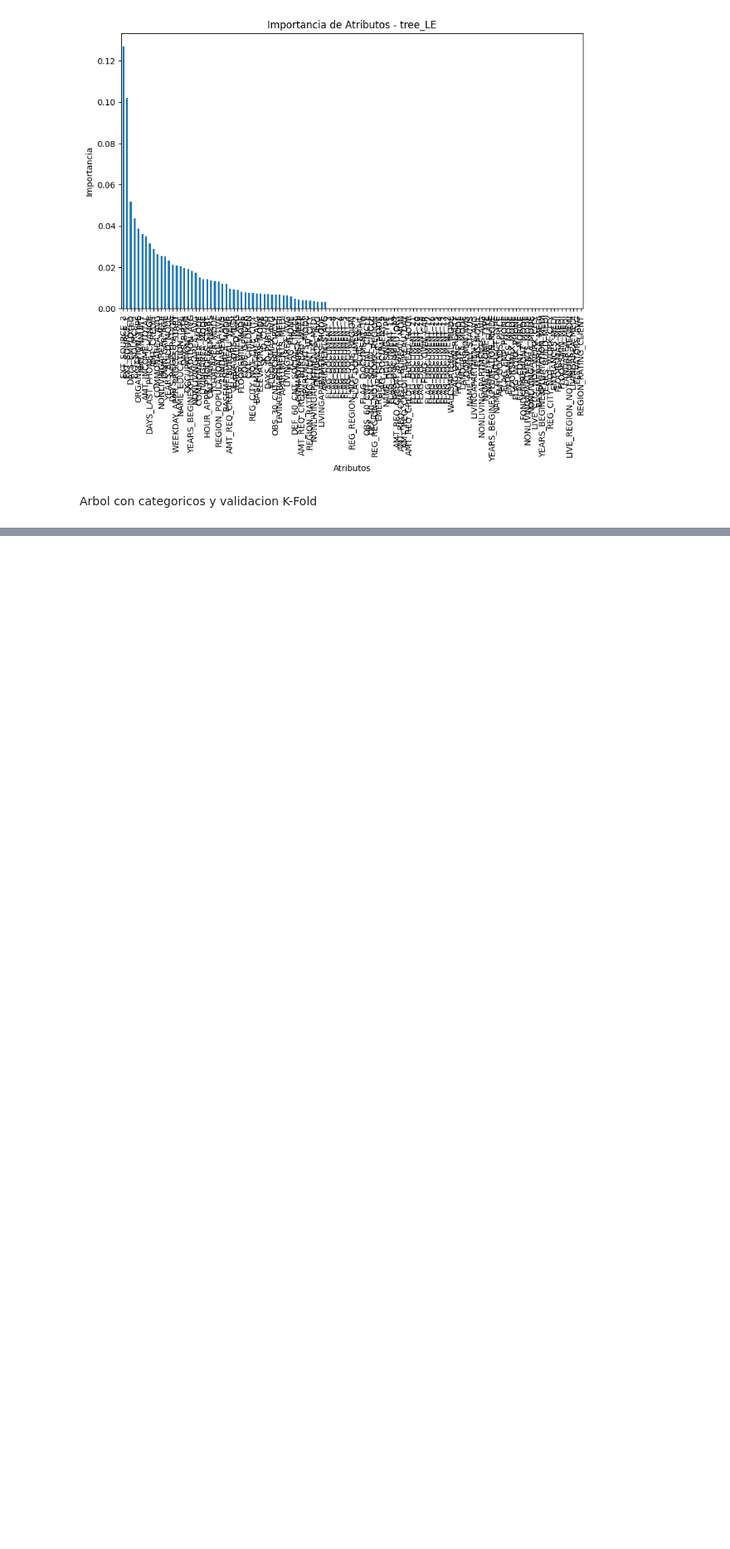
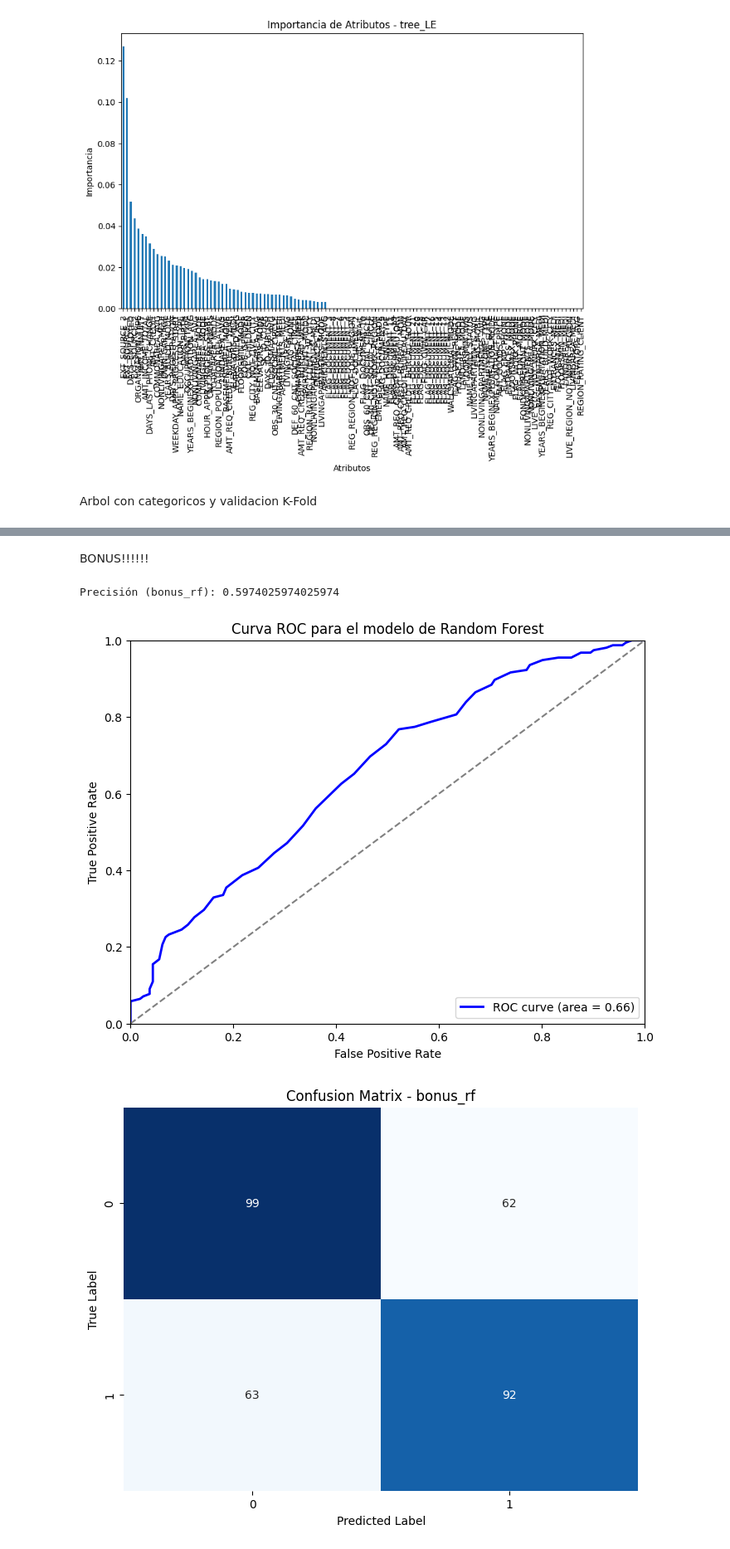
Before and after one commit to HolyTostadora/trabajo-practico-1-IA, a Jupyter notebook: TP1 modelos.ipynb, the cells around one changed output, grey strips where cells are left out. Shown at 83% size. Saved outputs shown, nothing was run; the diff lists cells and outputs as text; code cells hidden in the pictures; blank space fills up the shorter version.

Commit message:
bonus terminado
tengo que commitear desde ort los cambios al ultimo arbol y poner las descripciones de que hace cada cosa

```diff
--- a/TP1 modelos.ipynb
+++ b/TP1 modelos.ipynb
@@ -813,3 +815,73 @@ HOUR_APPR_PROCESS_START        0.000000
 AMT_REQ_CREDIT_BUREAU_YEAR     0.000000
 Length: 121, dtype: float64
 [figure]
+# %% [markdown]
+BONUS!!!!!!
+# %%
+# Separar el dataset en características (X) y el objetivo (y)
+X = le_transformed_ds.drop('TARGET', axis=1)  # Eliminar la columna objetivo
+y = le_transformed_ds['TARGET']
+
+# Dividir el dataset en conjunto de entrenamiento y prueba
+X_train, X_test, y_train, y_test = train_test_split(X, y, test_size=0.3, random_state=42)
+
+# Crear y entrenar el modelo de Random Forest
+bonus_rf = RandomForestClassifier(random_state=42)
+bonus_rf.fit(X_train, y_train)
+
+# Predecir sobre el conjunto de prueba
+y_pred_rf = bonus_rf.predict(X_test)
+
+from sklearn.metrics import precision_score, roc_curve, auc
+import matplotlib.pyplot as plt
+
+# Calcular la precisión del modelo de Random Forest
+precision_rf = precision_score(y_test, y_pred_rf)
+print("Precisión (bonus_rf):", precision_rf)
+
+# Obtener las probabilidades predichas para la curva ROC
+y_pred_proba_rf = bonus_rf.predict_proba(X_test)[:, 1]  # Probabilidades para la clase positiva
+
+# Generar la curva ROC
+fpr_rf, tpr_rf, _ = roc_curve(y_test, y_pred_proba_rf)
+roc_auc_rf = auc(fpr_rf, tpr_rf)
+
+# Graficar la curva ROC
+plt.figure(figsize=(8, 6))
+plt.plot(fpr_rf, tpr_rf, color='blue', lw=2, label=f'ROC curve (area = {roc_auc_rf:.2f})')
+plt.plot([0, 1], [0, 1], color='gray', linestyle='--')
+plt.xlim([0.0, 1.0])
+plt.ylim([0.0, 1.0])
+plt.xlabel('False Positive Rate')
+plt.ylabel('True Positive Rate')
+plt.title('Curva ROC para el modelo de Random Forest')
+plt.legend(loc='lower right')
+plt.show()
+
+# Mostrar la matriz de confusión usando seaborn heatmap
+conf_matrix_rf = confusion_matrix(y_test, y_pred_rf)
+plt.figure(figsize=(8, 6))
+sns.heatmap(conf_matrix_rf, annot=True, fmt='d', cmap='Blues', cbar=False)
+plt.xlabel('Predicted Label')
+plt.ylabel('True Label')
+plt.title('Confusion Matrix - bonus_rf')
+plt.show()
+
+# Importancia de los atributos
+importances_rf = bonus_rf.feature_importances_
+feature_importances_rf = pd.Series(importances_rf, index=X_train.columns).sort_values(ascending=False)
+
+print("Importancia de Atributos (bonus_rf):")
+print(feature_importances_rf)
+
+# Visualizar la importancia de los atributos
+plt.figure(figsize=(10, 6))
+feature_importances_rf.plot(kind='bar')
+plt.title('Importancia de Atributos - bonus_rf')
+plt.xlabel('Atributos')
+plt.ylabel('Importancia')
+plt.show()
+# %% [output]
+Precisión (bonus_rf): 0.5974025974025974
+[figure, added]
+[figure, added]
```
Also changed, not shown: parts of 8 cells of this notebook.
